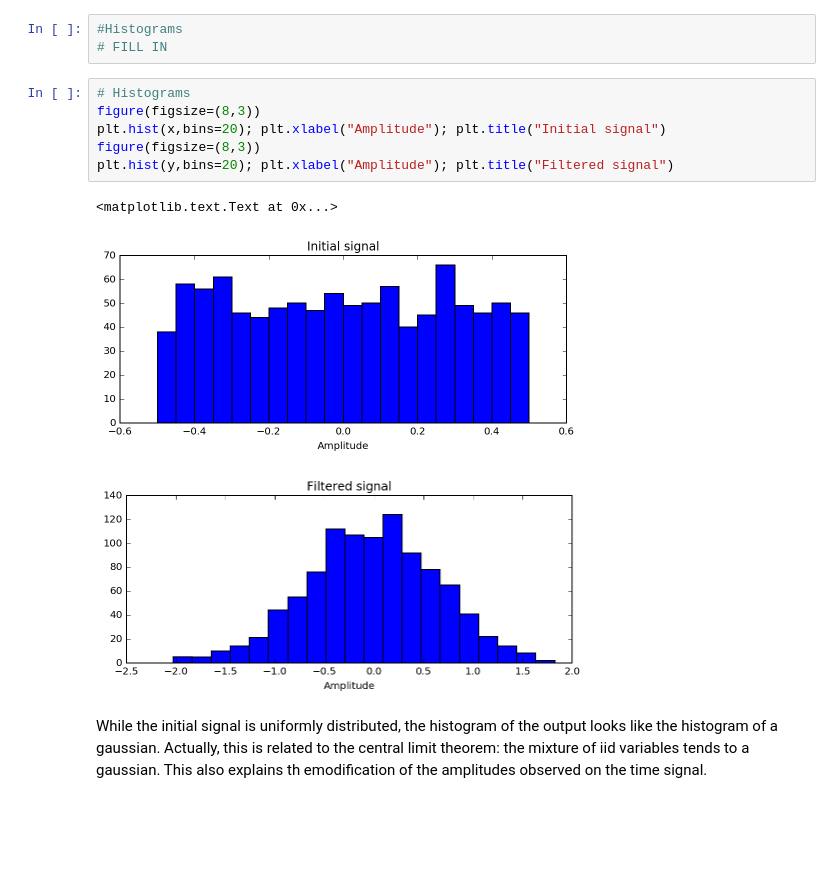
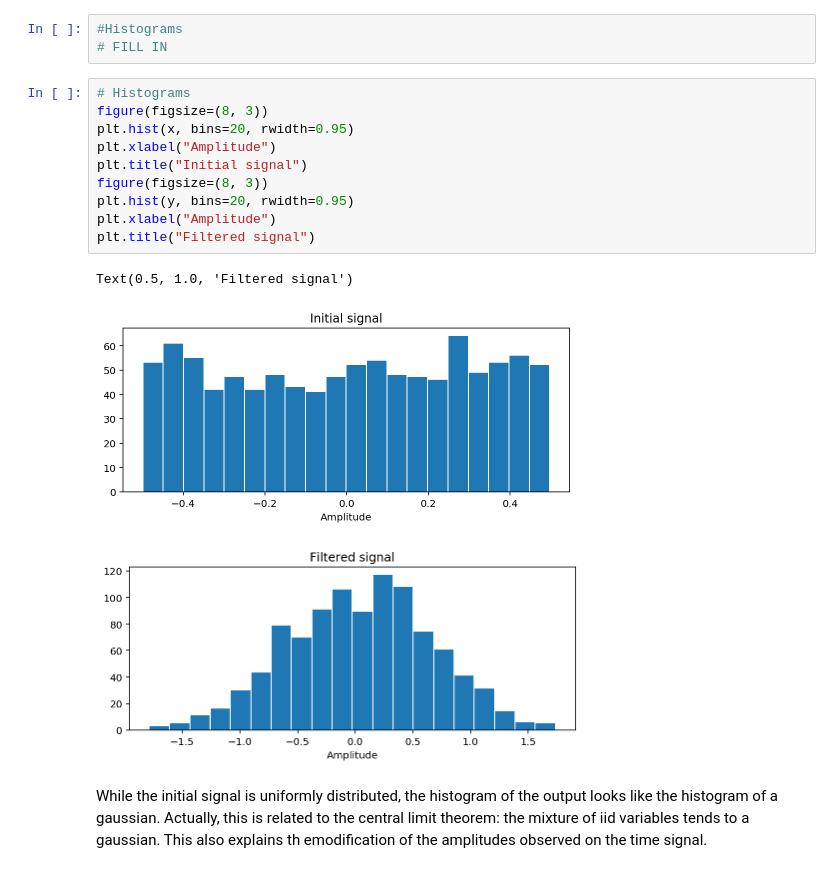
Before and after one commit to jfbercher/LecturesSignalProcessing, a Jupyter notebook: src/Lecture2_RandomSignals.ipynb, the cells around one changed output. Drawn from its saved outputs; the diff is of its cells as text; blank space fills up the shorter version.

```diff
--- a/src/Lecture2_RandomSignals.ipynb
+++ b/src/Lecture2_RandomSignals.ipynb
@@ -147,14 +152,18 @@ plot(y); xlabel("Time"); title("Filtered signal")
 # FILL IN
 # %%
 # Histograms
-figure(figsize=(8,3))
-plt.hist(x,bins=20); plt.xlabel("Amplitude"); plt.title("Initial signal")
-figure(figsize=(8,3))
-plt.hist(y,bins=20); plt.xlabel("Amplitude"); plt.title("Filtered signal")
+figure(figsize=(8, 3))
+plt.hist(x, bins=20, rwidth=0.95)
+plt.xlabel("Amplitude")
+plt.title("Initial signal")
+figure(figsize=(8, 3))
+plt.hist(y, bins=20, rwidth=0.95)
+plt.xlabel("Amplitude")
+plt.title("Filtered signal")
 # %% [output]
-<matplotlib.text.Text at 0x...>
+Text(0.5, 1.0, 'Filtered signal')
-[figure, old version]
+[figure, new version]
-[figure, old version]
+[figure, new version]
 # %% [markdown]
 While the initial signal is uniformly distributed, the histogram of the output looks like the histogram of a gaussian. Actually, this is related to the central limit theorem: the mixture of iid variables tends to a gaussian. This also explains th emodification of the amplitudes observed on the time signal.
 # %% [markdown]
```
Also changed, not shown: parts of 12 cells of this notebook, 8 other files.
